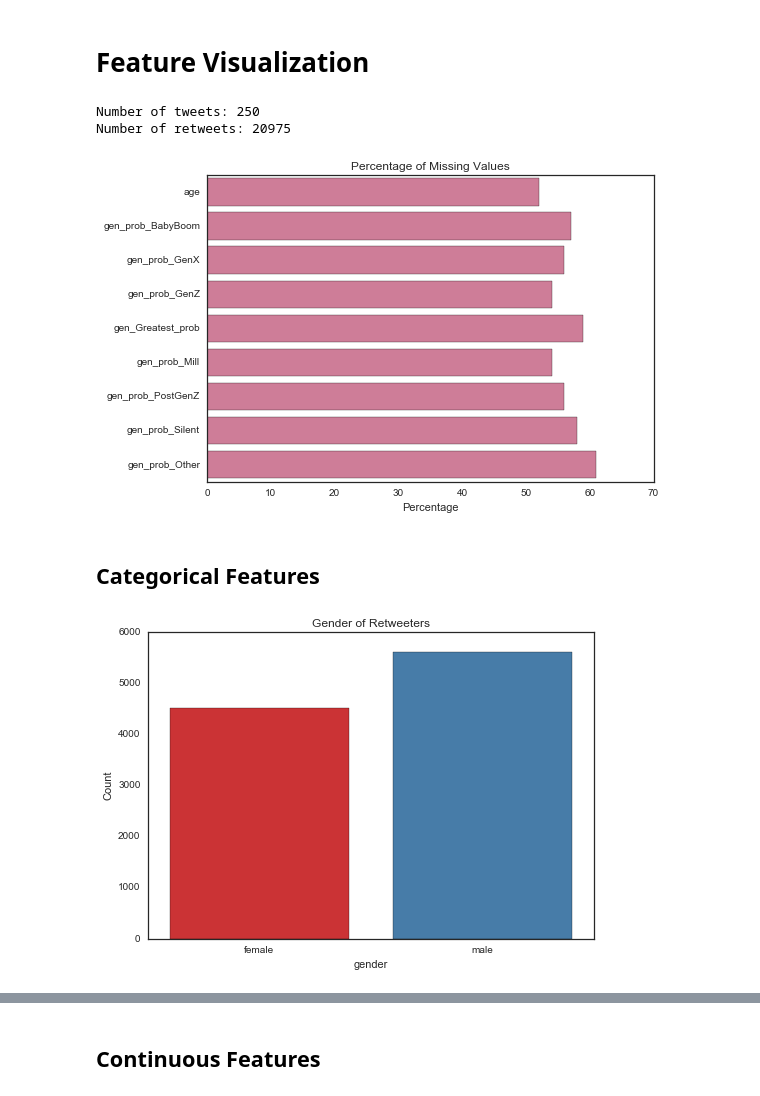
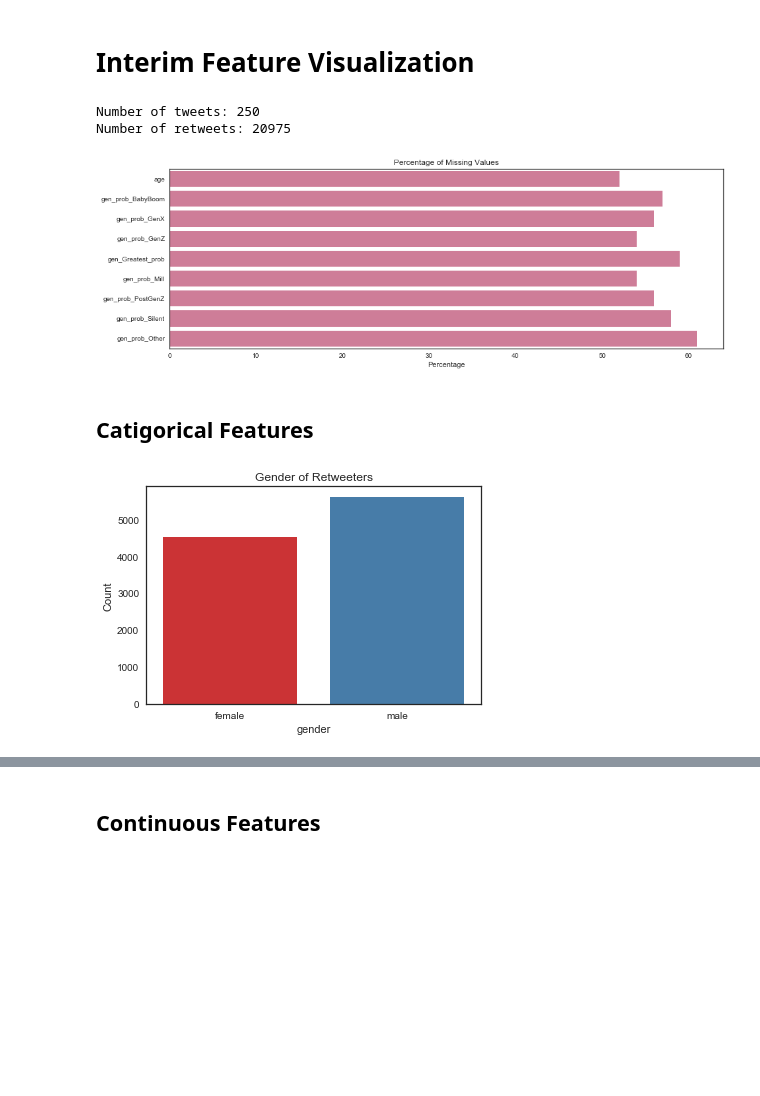
Before and after one commit to aarontrefler/ucsd-soc-290-project, a Jupyter notebook: notebooks/AT-0.1-interim-feature-visualization.ipynb, the cells around one changed output, grey strips where cells are left out. Drawn from its saved outputs; the diff is of its cells as text; code cells hidden in the pictures; blank space fills up the shorter version.

```diff
--- a/notebooks/AT-0.1-interim-feature-visualization.ipynb
+++ b/notebooks/AT-0.1-interim-feature-visualization.ipynb
@@ -1,5 +1,5 @@
 # %% [markdown]
-# Feature Visualization
+# Interim Feature Visualization
 # %%
 import numpy as np
 import pandas as pd
@@ -10,9 +10,9 @@ import os
 
 %matplotlib inline
 # %%
-sns.set(context='notebook')
-sns.set_palette("Set1")
+sns.set_palette(palette="Set1")
 sns.set_style("white")
+sns.set_context(context='notebook')
 
 figures_dir = "../reports/figures/"
 # %%
@@ -44,16 +44,17 @@ Number of retweets: 20975
 # %%
 df_null = pd.DataFrame(np.round(np.mean(df_X.isnull()) * 100, 0))
 df_null = df_null[df_null > 0].dropna().T
+plt.figure(figsize=(15,5))
 sns.barplot(data=df_null, orient="h", color='palevioletred')
 plt.title("Percentage of Missing Values")
 plt.xlabel("Percentage")
 plt.savefig(figures_dir + "exploratory_missing_values",
             bbox_inches='tight', pad_inches=0.2)
 plt.show()
 # %% [output]
-[figure, old version]
+[figure, new version]
 # %% [markdown]
-## Categorical Features
+## Catigorical Features
 # %%
 df_gender = pd.DataFrame(df[df.gender_missing.isnull()].groupby('gender').count()['first_name']).T
 sns.barplot(data=df_gender)
@@ -62,7 +63,7 @@ plt.ylabel("Count")
 plt.savefig(figures_dir + "exploratory_gender")
 plt.show()
 # %% [output]
-[figure, old version]
+[figure, new version]
 # %%
 df_mobile = pd.DataFrame(df[['is_mobile_android', 'is_mobile_apple', ]].sum()).T
 sns.barplot(data=df_mobile)
```
Also changed, not shown: parts of 4 cells of this notebook, 21 other files.
